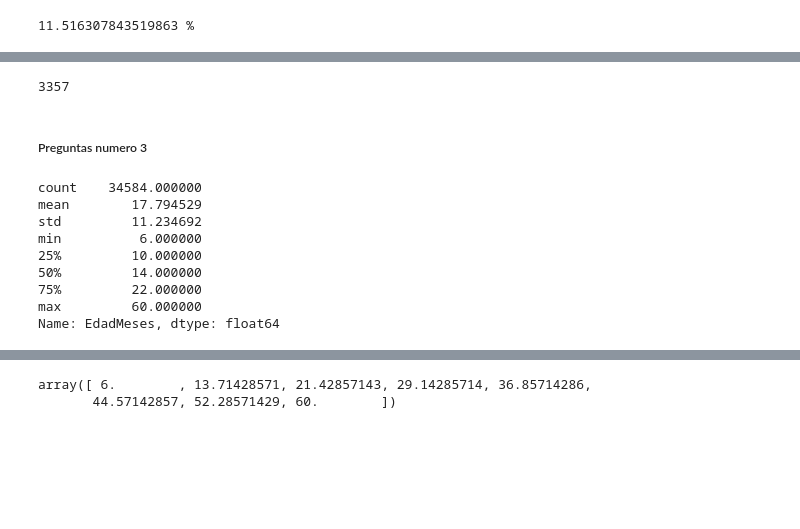
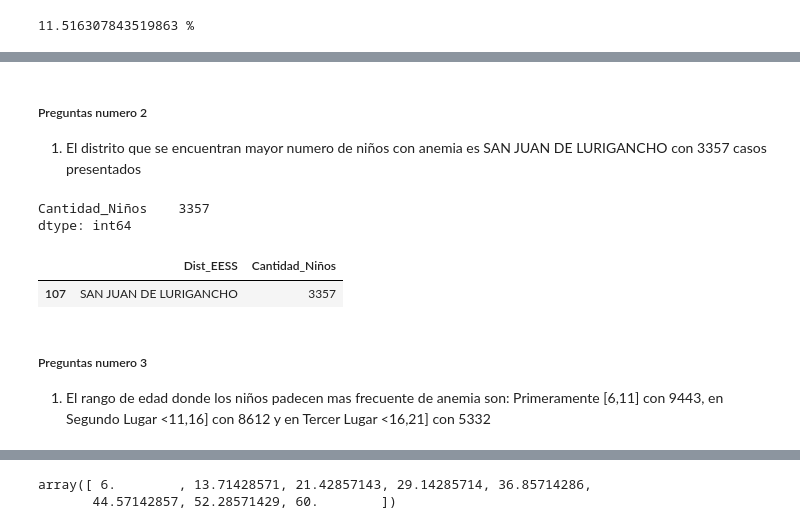
Before and after one commit to ErikssonLlamocca/ProyecBootcampPy, a Jupyter notebook: Proyec1/dataAnemia.ipynb, the cells around one changed output, grey strips where cells are left out. Drawn from its saved outputs; the diff is of its cells as text; code cells hidden in the pictures; blank space fills up the shorter version.

```diff
--- a/Proyec1/dataAnemia.ipynb
+++ b/Proyec1/dataAnemia.ipynb
@@ -302,20 +276,22 @@ ninos_con_Anemia.shape
-# %%
-dfx = ninos_Distrito.max()['Cantidad_Niños']
-dfx
-# %% [output]
-3357
-# %% [markdown]
-##### Preguntas numero 3
-# %%
-#3. ¿Cuál es el rango de edad en que los niños(a) padecen de anemia?
-ninos_con_Anemia['EdadMeses'].describe()
-# %% [output]
-count    34584.000000
-mean        17.794529
-std         11.234692
-min          6.000000
-25%         10.000000
-50%         14.000000
-75%         22.000000
-max         60.000000
-Name: EdadMeses, dtype: float64
+# %% [markdown]
+##### Preguntas numero 2
+1. El distrito que se encuentran mayor numero de niños con anemia es SAN JUAN DE LURIGANCHO con 3357 casos presentados
+# %%
+ninos_Distrito = ninos_con_Anemia.groupby('Dist_EESS')['Cantidad_Niños'].count()
+ninos_Distrito = pd.DataFrame(ninos_Distrito)
+sf = ninos_Distrito.max()
+sf
+# %% [output]
+Cantidad_Niños    3357
+dtype: int64
+# %%
+ninos_Distrito_max = pd.DataFrame(ninos_Distrito).reset_index()
+grafico2 = ninos_Distrito_max[ninos_Distrito_max['Cantidad_Niños']== 3357 ]
+grafico2
+# %% [output]
+|  | Dist_EESS | Cantidad_Niños |
+| 107 | SAN JUAN DE LURIGANCHO | 3357 |
+# %% [markdown]
+##### Preguntas numero 3
+1. El rango de edad donde los niños padecen mas frecuente de anemia son: Primeramente [6,11] con 9443, en Segundo Lugar <11,16] con 8612
+y en Tercer Lugar  <16,21] con 5332
```
Also changed, not shown: parts of 13 cells of this notebook.
